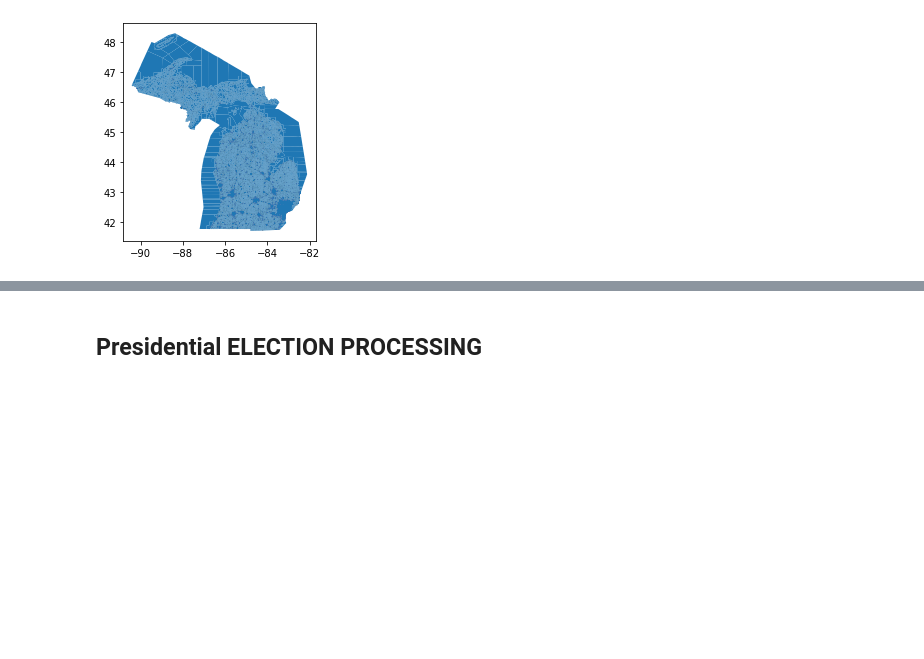
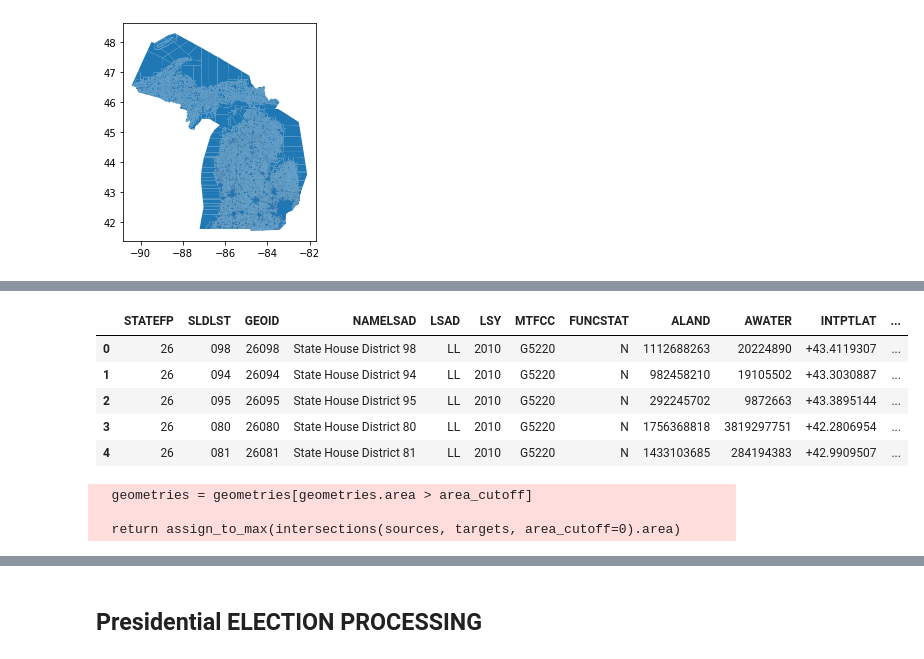
Before and after one commit to nonpartisan-redistricting-datahub/pdv-mi, a Jupyter notebook: mggg-mi/mggg-mi-codereview.ipynb, the cells around one changed output, grey strips where cells are left out. Cells and saved outputs as stored; diff of their text form; code cells hidden in the pictures; blank space fills up the shorter version.

```diff
--- a/mggg-mi/mggg-mi-codereview.ipynb
+++ b/mggg-mi/mggg-mi-codereview.ipynb
@@ -197,0 +292,13 @@ print(block_demo.TOTPOP.sum())
+# %%
+#State House of Representatives
+#MGGG uses "HDIST" to represent 2011 enacted house plans
+congressional_districts = gpd.read_file("tl_2011_26_sldl/tl_2011_26_sldl.shp")
+# %%
+congressional_districts.head()
+# %% [output]
+|  | STATEFP | SLDLST | GEOID | NAMELSAD | LSAD | LSY | MTFCC | FUNCSTAT | ALAND | AWATER | INTPTLAT | ... |
+| 0 | 26 | 098 | 26098 | State House District 98 | LL | 2010 | G5220 | N | 1112688263 | 20224890 | +43.4119307 | ... |
+| 1 | 26 | 094 | 26094 | State House District 94 | LL | 2010 | G5220 | N | 982458210 | 19105502 | +43.3030887 | ... |
+| 2 | 26 | 095 | 26095 | State House District 95 | LL | 2010 | G5220 | N | 292245702 | 9872663 | +43.3895144 | ... |
+| 3 | 26 | 080 | 26080 | State House District 80 | LL | 2010 | G5220 | N | 1756368818 | 3819297751 | +42.2806954 | ... |
+| 4 | 26 | 081 | 26081 | State House District 81 | LL | 2010 | G5220 | N | 1433103685 | 284194383 | +42.9909507 | ... |
@@ -197,0 +307,8 @@ print(block_demo.TOTPOP.sum())
+# %%
+#house_variables = ['STATEFP', 'SLDLST', 'GEOID', 'NAMELSAD', 'LSAD', 'LSY', 'MTFCC','FUNCSTAT', 'ALAND', 'AWATER', 'INTPTLAT', 'INTPTLON', 'geometry']
+
+cd_precinct = maup.assign(precincts, congressional_districts)
+# %% [output]
+  geometries = geometries[geometries.area > area_cutoff]
+
+  return assign_to_max(intersections(sources, targets, area_cutoff=0).area)
```
Also changed, not shown: parts of 103 cells of this notebook, 13 other files.
